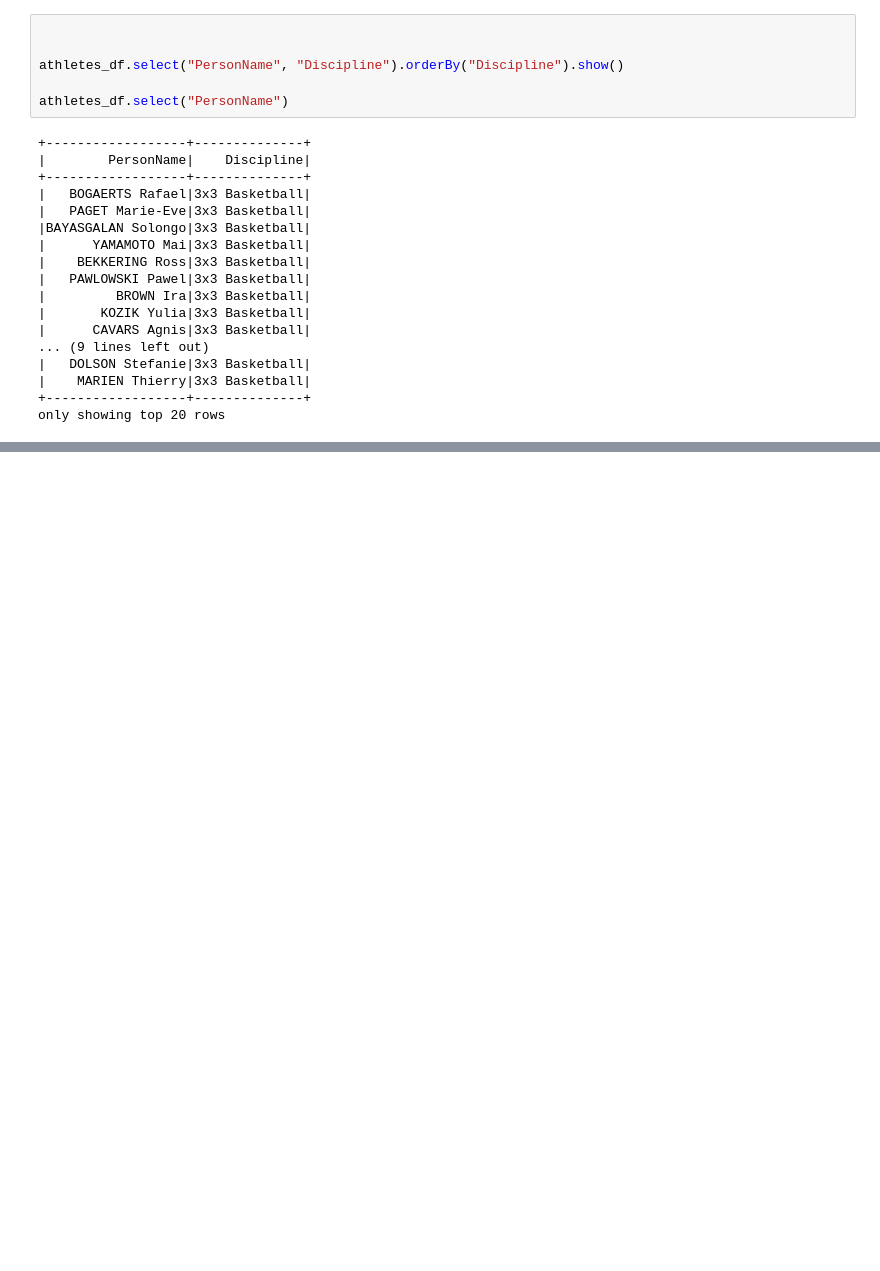
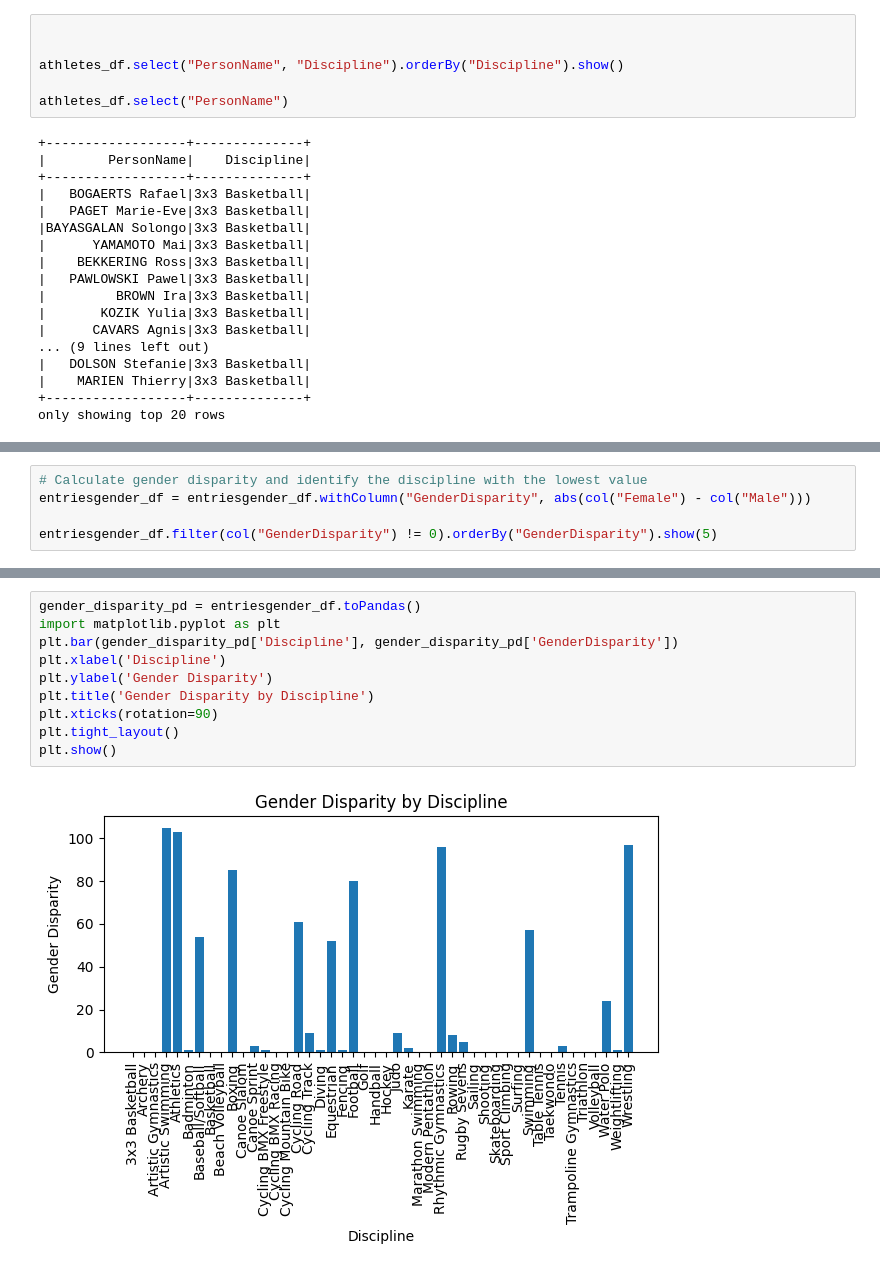
Before and after one commit to melbinmv/Azure-Olympics-2021-End-to-End-Data-Engineering-Project, a Jupyter notebook: Azure_Olympic_Data_Analysis.ipynb, the cells around one changed output, grey strips where cells are left out. Cells and saved outputs as stored; diff of their text form; blank space fills up the shorter version.

```diff
--- a/Azure_Olympic_Data_Analysis.ipynb
+++ b/Azure_Olympic_Data_Analysis.ipynb
@@ -213,0 +253,5 @@ only showing top 20 rows
+# %%
+# Calculate gender disparity and identify the discipline with the lowest value
+entriesgender_df = entriesgender_df.withColumn("GenderDisparity", abs(col("Female") - col("Male")))
+
+entriesgender_df.filter(col("GenderDisparity") != 0).orderBy("GenderDisparity").show(5)
@@ -213,0 +269,12 @@ only showing top 20 rows
+# %%
+gender_disparity_pd = entriesgender_df.toPandas()
+import matplotlib.pyplot as plt
+plt.bar(gender_disparity_pd['Discipline'], gender_disparity_pd['GenderDisparity'])
+plt.xlabel('Discipline')
+plt.ylabel('Gender Disparity')
+plt.title('Gender Disparity by Discipline')
+plt.xticks(rotation=90)
+plt.tight_layout()
+plt.show()
+# %% [output]
+[figure, added]
```
Also changed, not shown: parts of 10 cells of this notebook.
